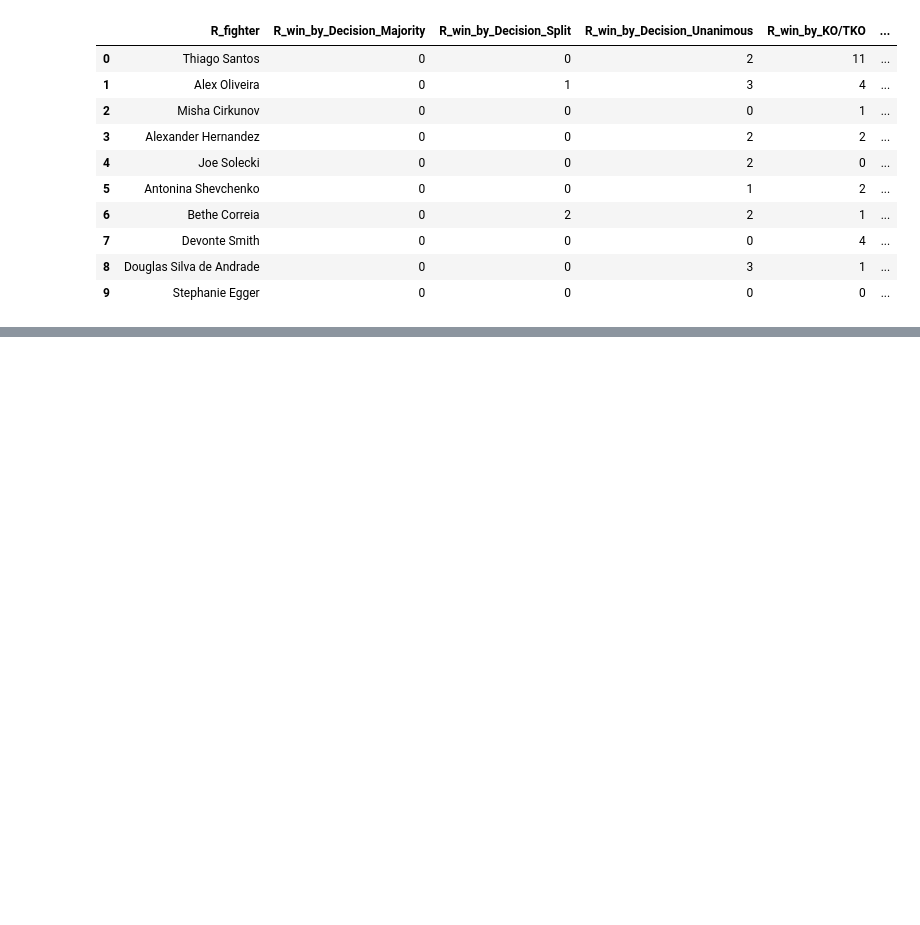
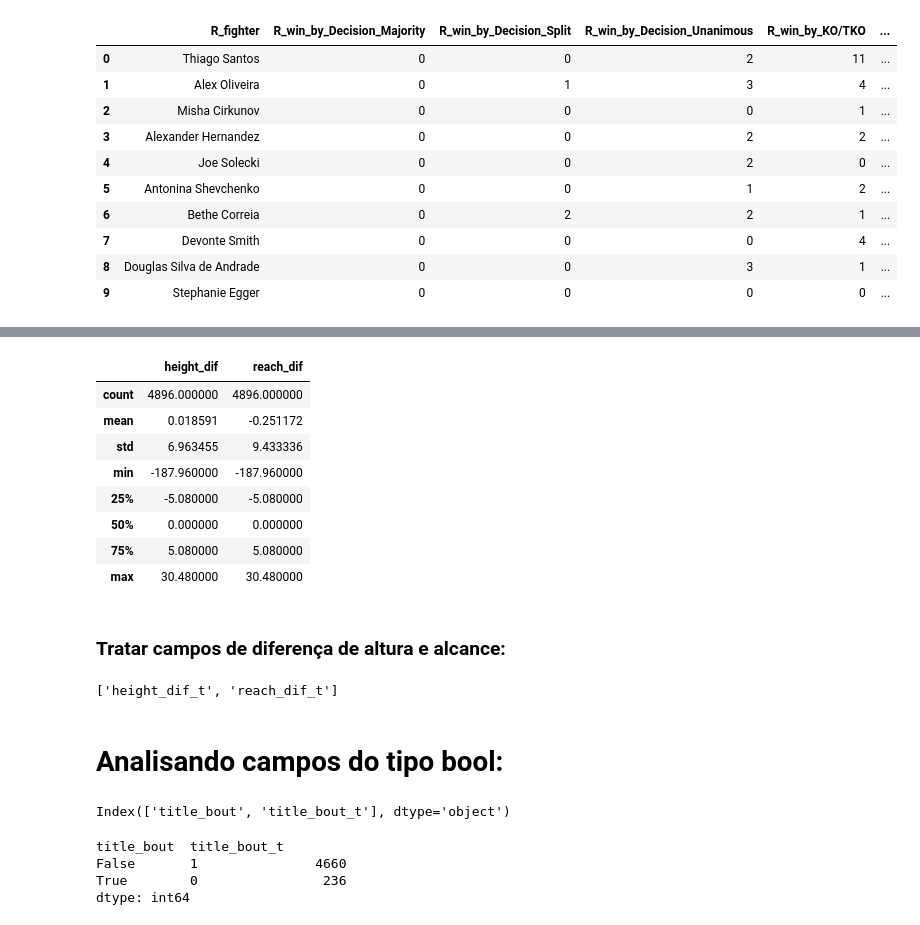
Before and after one commit to OseiasBeu/fight_project, a Jupyter notebook: ufc_project.ipynb, the cells around one changed output, grey strips where cells are left out. Drawn from its saved outputs; the diff is of its cells as text; code cells hidden in the pictures; blank space fills up the shorter version.

```diff
--- a/ufc_project.ipynb
+++ b/ufc_project.ipynb
@@ -403,0 +502,38 @@ ufc_df_o[['R_fighter','R_win_by_Decision_Majority',
+# %%
+ufc_df_o[['height_dif', 'reach_dif']].describe()
+# %% [output]
+|  | height_dif | reach_dif |
+| count | 4896.000000 | 4896.000000 |
+| mean | 0.018591 | -0.251172 |
+| std | 6.963455 | 9.433336 |
+| min | -187.960000 | -187.960000 |
+| 25% | -5.080000 | -5.080000 |
+| 50% | 0.000000 | 0.000000 |
+| 75% | 5.080000 | 5.080000 |
+| max | 30.480000 | 30.480000 |
+# %% [markdown]
+### Tratar campos de diferença de altura e alcance:
+# %%
+columns = ['height_dif', 'reach_dif']
+ufc_df_o = aplica_abs(ufc_df_o,columns)
+# %% [output]
+['height_dif_t', 'reach_dif_t']
+# %% [markdown]
+# Analisando campos do tipo bool:
+# %%
+ufc_df_o.select_dtypes(include='bool').describe().columns
+# %% [output]
+Index(['title_bout', 'title_bout_t'], dtype='object')
+# %%
+de_para_title_bout = {
+    True: 0,
+    False: 1
+}
+
+ufc_df_o['title_bout_t'] = ufc_df_o.title_bout.map(de_para_title_bout)
+ufc_df_o[['title_bout','title_bout_t']].value_counts()
+# %% [output]
+title_bout  title_bout_t
+False       1               4660
+True        0                236
+dtype: int64
```
Also changed, not shown: parts of 19 cells of this notebook.
